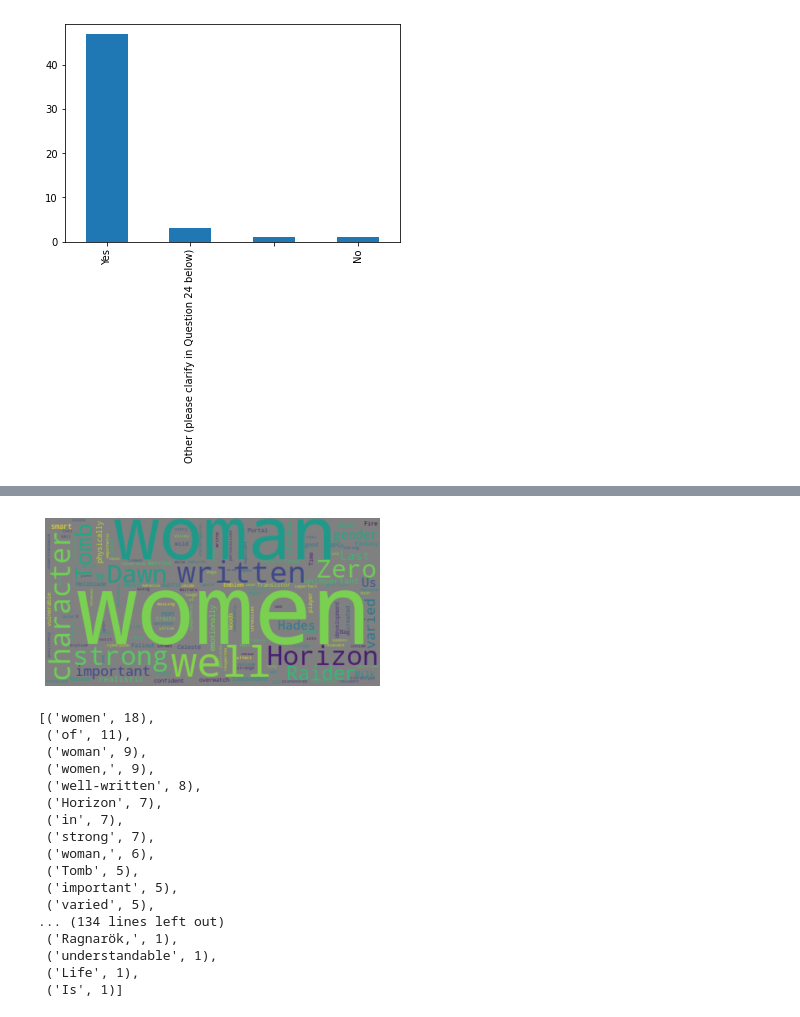
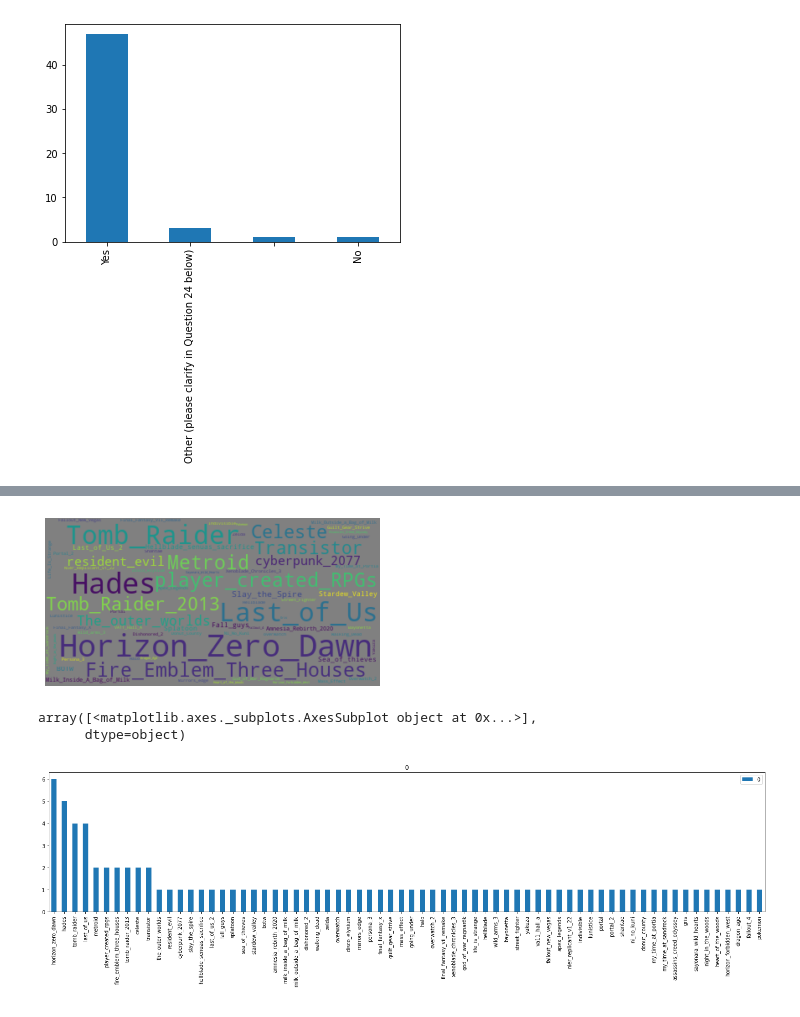
Before and after one commit to SilentSierra/DissDataAnalysis, a Jupyter notebook: Representation_of_Women_in_Media.ipynb, the cells around one changed output, grey strips where cells are left out. Drawn from its saved outputs; the diff is of its cells as text; code cells hidden in the pictures.

```diff
--- a/Representation_of_Women_in_Media.ipynb
+++ b/Representation_of_Women_in_Media.ipynb
@@ -29,13 +30,13 @@ import matplotlib as mpl
 import matplotlib.pyplot as plt
 # %%
 #raw_data_url = "https://raw.githubusercontent.com/SilentSierra/DissDataAnalysis/main/Representation_of_Women.csv"
-raw_data_url = "https://raw.githubusercontent.com/SilentSierra/DissDataAnalysis/main/Representation_Final.csv"
+raw_data_url = "https://raw.githubusercontent.com/SilentSierra/DissDataAnalysis/main/Representation_Final_2.csv"
 def load_rep_data(url=raw_data_url):
   # download the csv file from github
   download = requests.get(url).content
 
   # read the downloaded content and put into dataframe
-  df = pd.read_csv(io.StringIO(download.decode("cp1252")),index_col=0,infer_datetime_format=True,dayfirst=False, dtype={'ID': 'string', 'Gender': 'string', 'Age': 'string', 'Country': 'string', 'How often movies': 'string', 'How often games':'string', 'Women in media important':'string', 'Use Bechdel before':'string', 'Is Bechdel good?': 'string', 'Bechdel comments':'string', 'Modifications on Bechdel':'string', 'What Bechdel Mods':'string', 'Film good rep':'string', 'Games good rep':'string', 'Strength':'string', 'Strength comments':'string', 'Good strong traits':'string', 'Bad strong traits':'string', 'Historical context':'string', 'Context comments':'string', 'Representation changed':'string', 'Rep changed comments':'string', 'Film Narrative':'string', 'Film Characters':'string', 'Game Narrative':'string', 'Game Characters':'string', 'Game Gameplay':'string', 'Personally assess':'string'})
+  df = pd.read_csv(io.StringIO(download.decode("cp1252")),index_col=0,infer_datetime_format=True,dayfirst=False, dtype={'ID': 'string', 'Gender': 'string', 'Age': 'string', 'Country': 'string', 'How often movies': 'string', 'How often games':'string', 'Women in media important':'string', 'Use Bechdel before':'string', 'Is Bechdel good?': 'string', 'Bechdel comments':'string', 'Modifications on Bechdel':'string', 'What Bechdel Mods':'string', 'Film good rep':'string', 'Film good reasons': 'string', 'Games good rep':'string', 'Games good reasons': 'string', 'Strength':'string', 'Strength comments':'string', 'Good strong traits':'string', 'Bad strong traits':'string', 'Historical context':'string', 'Context comments':'string', 'Representation changed':'string', 'Rep changed comments':'string', 'Film Narrative':'string', 'Film Characters':'string', 'Game Narrative':'string', 'Game Characters':'string', 'Game Gameplay':'string', 'Personally assess':'string'})
   df = df.fillna(" ")
   return df
 # %%
@@ -251,35 +273,21 @@ plt.show()
 # %%
 #from wordcloud import WordCloud
 rep_data['Games good rep'].isna().sum()
 #rep_data['Film good rep'].fillna(" ")
-text3 = " ".join(string for string in rep_data['Games good rep'])
-word_cloud = WordCloud(collocations = False, background_color = 'gray').generate(text3)
+goodGames = " ".join(string for string in rep_data['Games good rep'])
+word_cloud = WordCloud(collocations = False, background_color = 'gray').generate(goodGames)
 plt.imshow(word_cloud, interpolation='bilinear')
 plt.axis("off")
 plt.show()
+
+data = goodGames.split()
+data = [x.lower().replace(',','') for x in data]
+data = sorted(data, key = data.count, reverse = True)
+count = Counter(data)
+df = pd.DataFrame.from_dict(count, orient='index')
+df.plot(kind='bar', figsize=(25,5), subplots=True, sort_columns=True)
 # %% [output]
-[figure, old version]
+[figure, new version]
+array([<matplotlib.axes._subplots.AxesSubplot object at 0x...>],
+      dtype=object)
+[figure, added]
-# %%
-cnt2 = Counter()
-
-for text in text3.split():
-  cnt2[text] += 1
-cnt2.most_common(150)
-# %% [output]
-[('women', 18),
- ('of', 11),
- ('woman', 9),
- ('women,', 9),
- ('well-written', 8),
- ('Horizon', 7),
- ('in', 7),
- ('strong', 7),
- ('woman,', 6),
- ('Tomb', 5),
- ('important', 5),
- ('varied', 5),
-... (134 lines left out)
- ('Ragnarök,', 1),
- ('understandable', 1),
- ('Life', 1),
- ('Is', 1)]
```
Also changed, not shown: parts of 25 cells of this notebook.
